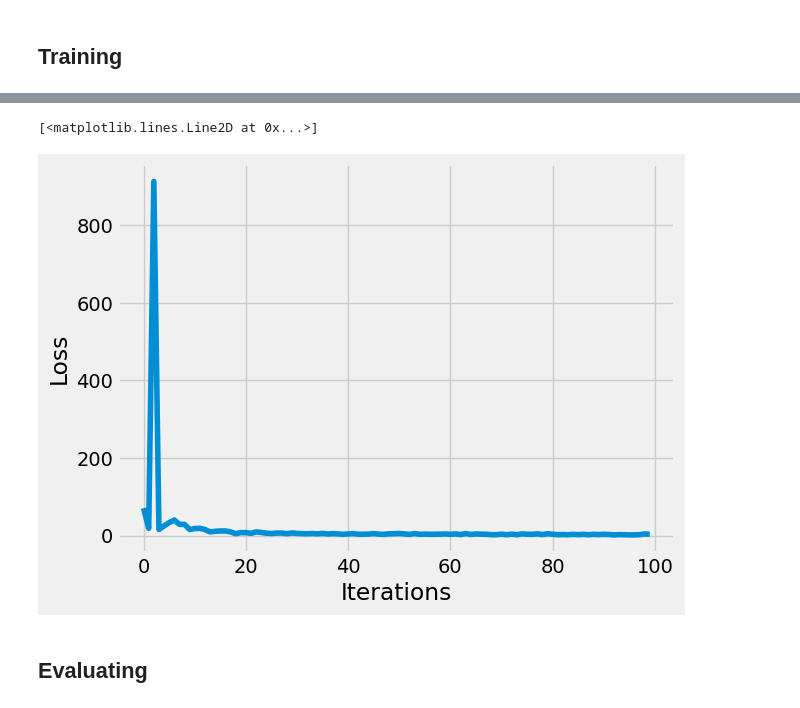
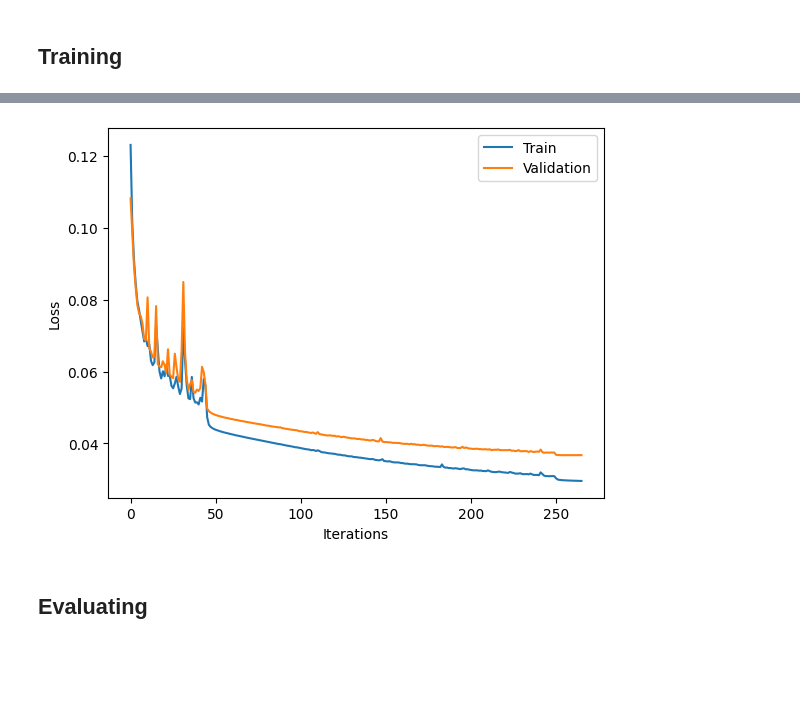
Before and after one commit to BuiHoangTu/ul.bds.NormalBehaviorMonitor, a Jupyter notebook: dev.ipynb, the cells around one changed output, grey strips where cells are left out. Drawn from its saved outputs; the diff is of its cells as text; code cells hidden in the pictures; blank space fills up the shorter version.

```diff
--- a/dev.ipynb
+++ b/dev.ipynb
@@ -333,14 +384,14 @@ Epoch [20/20], Loss: 1.3834
-# %%
-plt.style.use("fivethirtyeight")
-plt.xlabel("Iterations")
-plt.ylabel("Loss")
-
-# Plotting the last 100 values
-
-plt.plot(losses[:100])
-# %% [output]
-[<matplotlib.lines.Line2D at 0x...>]
-[figure, removed]
+# %%
+plt.xlabel("Iterations")
+plt.ylabel("Loss")
+
+
+plt.plot(trainLosses[10:])
+plt.plot(valLosses[10:])
+plt.legend(["Train", "Validation"])
+plt.show()
+# %% [output]
+[figure, added]
 # %% [markdown]
 ## Evaluating
 # %%
```
Also changed, not shown: parts of 7 cells of this notebook.
